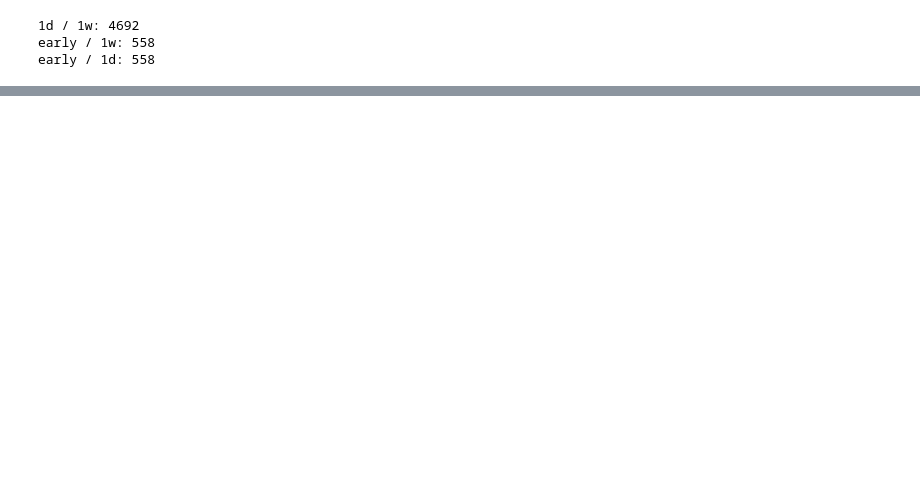
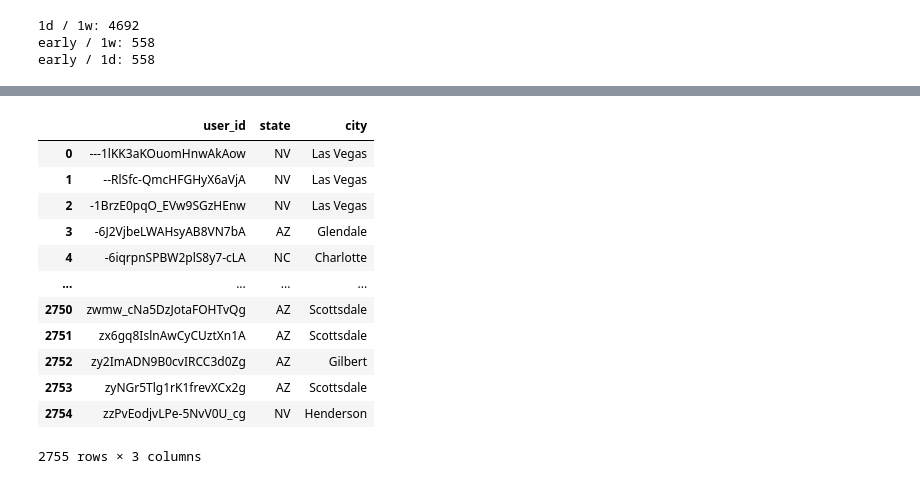
Before and after one commit to askador/data-mining-in-cybersecurity, a Jupyter notebook: data_analysis/quick_data_review/users_reviews.ipynb, the cells around one changed output, grey strips where cells are left out. Saved outputs shown, nothing was run; the diff lists cells and outputs as text; code cells hidden in the pictures; blank space fills up the shorter version.

```diff
--- a/data_analysis/quick_data_review/users_reviews.ipynb
+++ b/data_analysis/quick_data_review/users_reviews.ipynb
@@ -158,0 +236,38 @@ early / 1d: 558
+# %%
+# How to check by time?
+# for each pair of reviews from same state/city count deltas between visits, max delta is homestate, homecity
+from itertools import combinations
+
+state_delta = review_place_df.groupby(['user_id', 'state']).apply(lambda x:
+    sum(map(lambda dates: abs((dates[1] - dates[0]).days), combinations(x['date'], 2))))
+
+state_mode_time = (state_delta.groupby(['user_id', 'state'])
+    .max()
+    .reset_index()[['user_id', 'state']]
+    .drop_duplicates(['user_id'])
+    .set_index('user_id'))
+
+city_delta = review_place_df.groupby(['user_id', 'city']).apply(lambda x:
+    sum(map(lambda dates: abs((dates[1] - dates[0]).days), combinations(x['date'], 2))))
+city_mode_time = (city_delta.groupby(['user_id', 'city'])
+    .max()
+    .reset_index()[['user_id', 'city']]
+    .drop_duplicates(['user_id'])
+    .set_index('user_id'))
+
+user_home_bydelta = state_mode_time.join(city_mode_time, on='user_id')
+user_home_bydelta.reset_index()
+# %% [output]
+|  | user_id | state | city |
+| 0 | ---1lKK3aKOuomHnwAkAow | NV | Las Vegas |
+| 1 | --RlSfc-QmcHFGHyX6aVjA | NV | Las Vegas |
+| 2 | -1BrzE0pqO_EVw9SGzHEnw | NV | Las Vegas |
+| 3 | -6J2VjbeLWAHsyAB8VN7bA | AZ | Glendale |
+| 4 | -6iqrpnSPBW2plS8y7-cLA | NC | Charlotte |
+| ... | ... | ... | ... |
+| 2750 | zwmw_cNa5DzJotaFOHTvQg | AZ | Scottsdale |
+| 2751 | zx6gq8IslnAwCyCUztXn1A | AZ | Scottsdale |
+| 2752 | zy2ImADN9B0cvIRCC3d0Zg | AZ | Gilbert |
+| 2753 | zyNGr5Tlg1rK1frevXCx2g | AZ | Scottsdale |
+| 2754 | zzPvEodjvLPe-5NvV0U_cg | NV | Henderson |
+2755 rows × 3 columns
```
Also changed, not shown: parts of 8 cells of this notebook.
